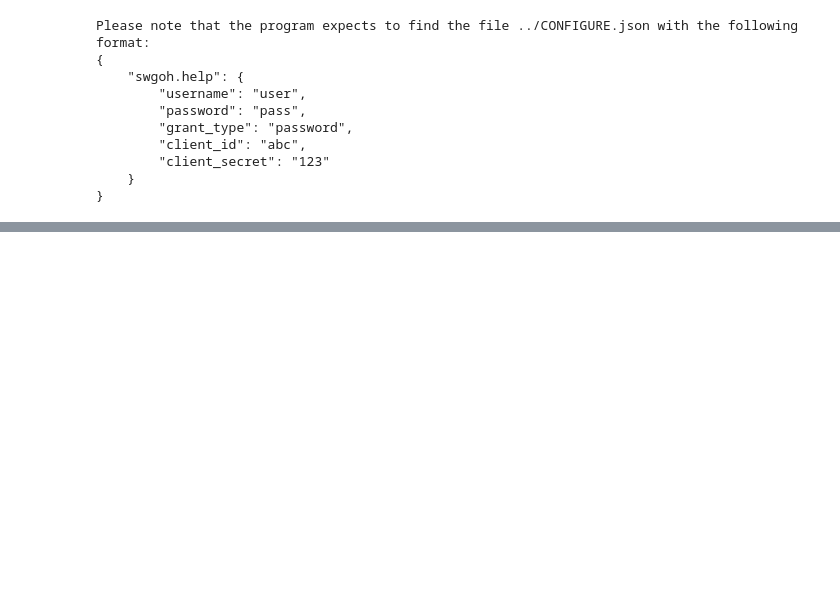
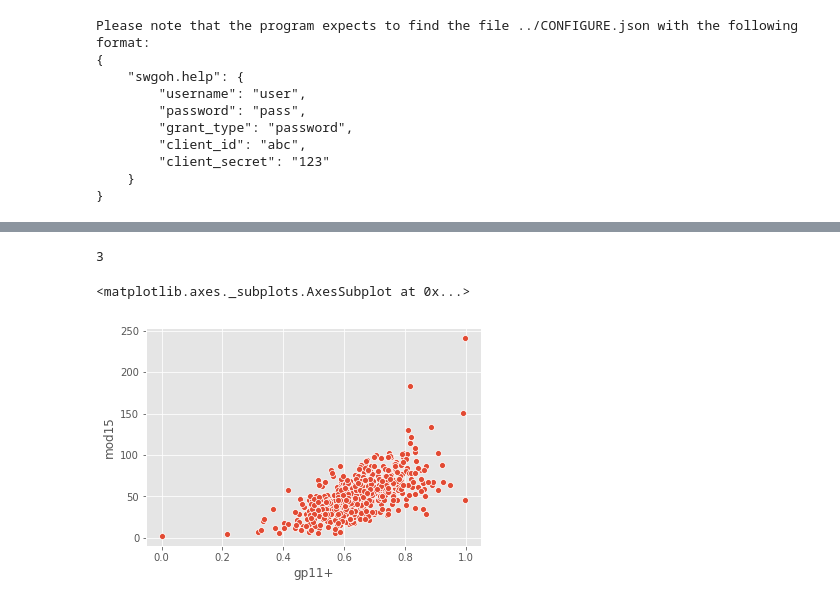
Before and after one commit to OMotornyi/guild-tracker, a Jupyter notebook: interactive.ipynb, the cells around one changed output, grey strips where cells are left out. Cells and saved outputs as stored; diff of their text form; code cells hidden in the pictures; blank space fills up the shorter version.

```diff
--- a/interactive.ipynb
+++ b/interactive.ipynb
@@ -185,0 +398,9 @@ for player in one_payer:
+# %%
+project= {'language': 'eng_us','allycodes':df.reset_index()["allyCode"].tolist(),'project':
+          {'arena':1,'name':1,"allyCode":1,'guildRefId':1,"guildName":1,'roster':
+           {'defId':1,'gear':1,'gp':1,"combatType":1}}}
+players=api_call(CONFIG, project, '%s/swgoh/players' % SWGOH_HELP)
+#project= {'language': 'eng_us', 'enums':True,'allycodes':df.iloc[0:10].reset_index()["allyCode"].tolist(),'project':
+##          {'arena':1,'name':1,"allyCode":1,'guildRefId':1,"guildName":1,'roster':
+ #          {'defId':1,'gear':1,'gp':1,"combatType":1,'mods':1}}}
+#players=api_call(CONFIG, project, '%s/swgoh/players' % SWGOH_HELP)
@@ -185,0 +423,6 @@ for player in one_payer:
+# %%
+project= {'language': 'eng_us', 'enums':True,'allycodes':df.iloc[0:25].reset_index()["allyCode"].tolist(),'project':
+          {"allyCode":1,'roster':
+           {'mods':1}}}
+players=api_call(CONFIG, project, '%s/swgoh/players' % SWGOH_HELP)
+len(players)
@@ -185,0 +437,13 @@ for player in one_payer:
+# %%
+stat_thr=(1,15)
+for i in range(540,len(df),15):#len(df)
+    project= {'language': 'eng_us', 'enums':True,'allycodes':df.iloc[i:i+15].reset_index()["allyCode"].tolist(),'project':
+              {"allyCode":1,'roster':
+               {'mods':1}}}
+    players=api_call(CONFIG, project, '%s/swgoh/players' % SWGOH_HELP)
+    for player in players:
+        mod_sum=calculate_secondaries(player,"UNITSTATSPEED",stat_thr)
+        for thr in stat_thr:
+            df.loc[player['allyCode'],"mod"+str(thr)]=mod_sum[thr]
+    print(len(players))
+    print(i)
@@ -185,0 +477,14 @@ for player in one_payer:
+# %%
+stat_thr=(1,10,15,20,25)
+for i in range(0,len(df),20):#len(df)
+    project= {'language': 'eng_us', 'enums':True,'allycodes':df.iloc[i:i+20].reset_index()["allyCode"].tolist(),'project':
+              {"allyCode":1,'roster':
+               {'mods':1}}}
+    players=api_call(CONFIG, project, '%s/swgoh/players' % SWGOH_HELP)
+    for player in players:
+        mod_sum=calculate_secondaries(player,"UNITSTATSPEED",stat_thr)
+        for thr in stat_thr:
+            df.loc[player['allyCode'],"mod"+str(thr)]=mod_sum[thr]
+    print(len(players))
+    print(i)
+    time.sleep(1.5)
@@ -185,0 +517,13 @@ for player in one_payer:
+# %%
+    project= {'language': 'eng_us', 'enums':True,'allycodes':df.iloc[0:1].reset_index()["allyCode"].tolist(),'project':
+              {"allyCode":1,'roster':
+               {'mods':1}}}
+    players=api_call(CONFIG, project, '%s/swgoh/players' % SWGOH_HELP)
+    print(len(players))
+# %% [output]
+3
+# %%
+sns.scatterplot(data=df[df['arena']<1000],x='gp11+',y='mod15')
+# %% [output]
+<matplotlib.axes._subplots.AxesSubplot at 0x...>
+[figure, added]
```
Also changed, not shown: parts of 99 cells of this notebook, 2 other files.
